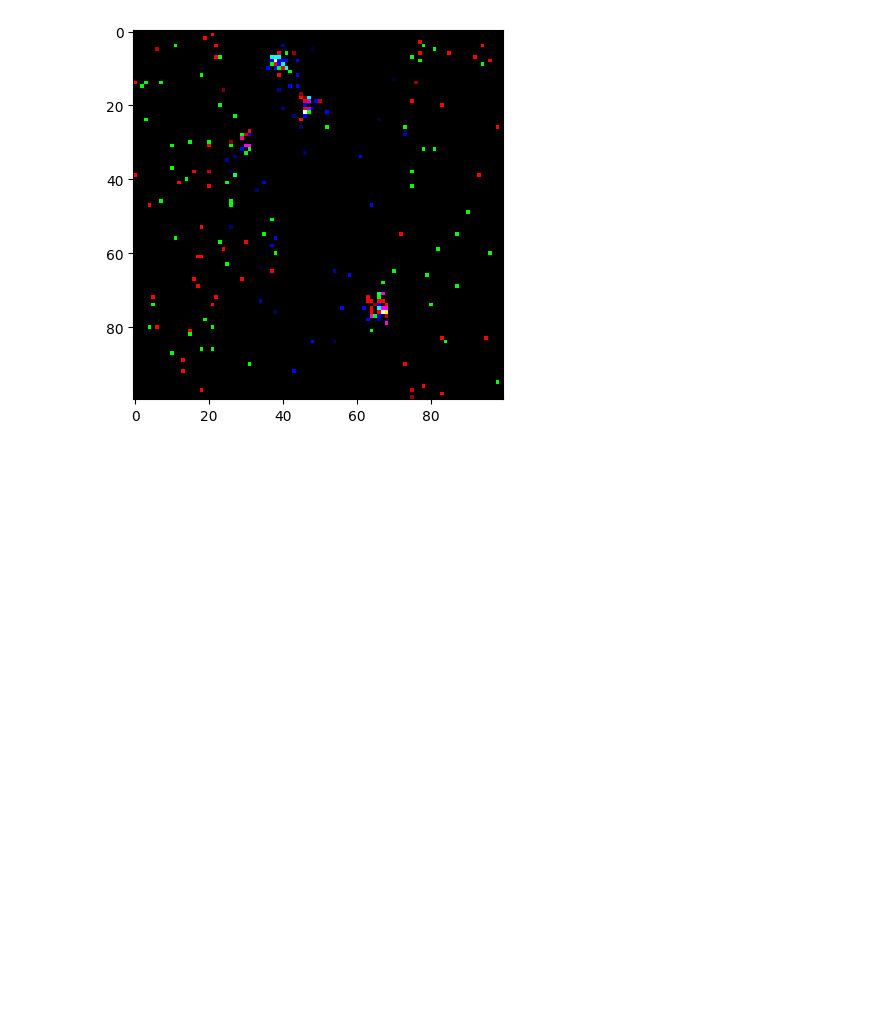
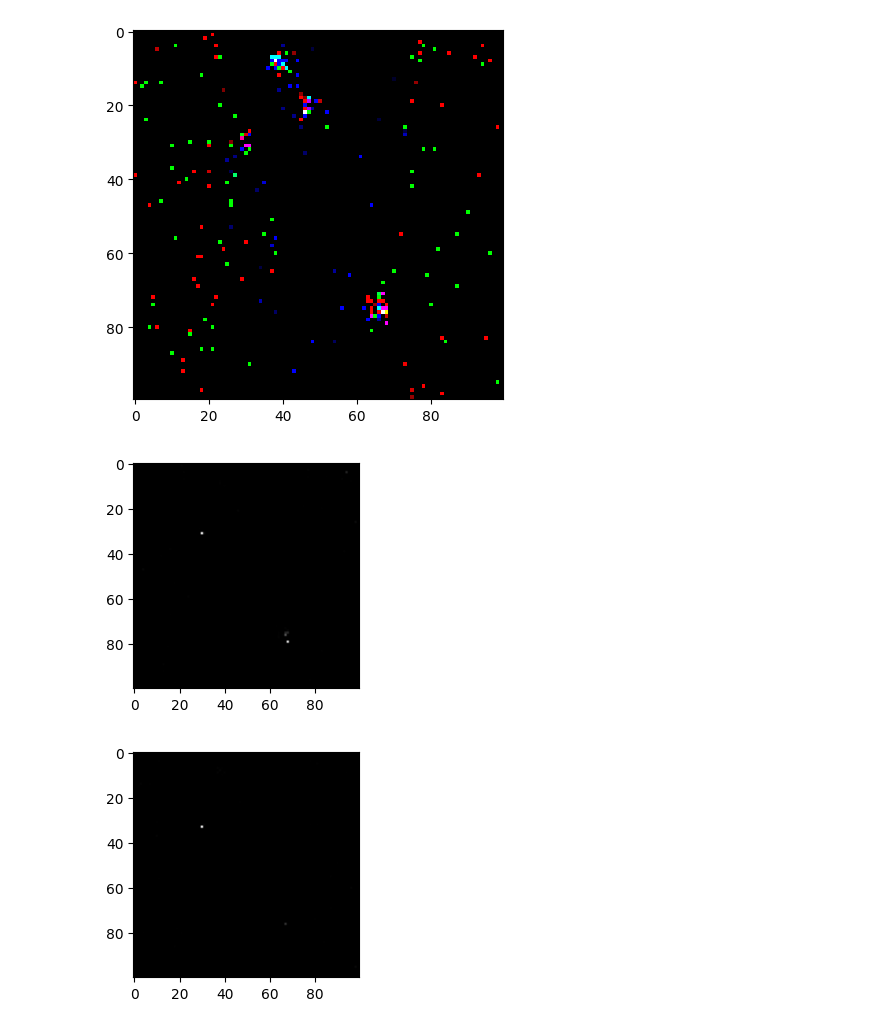
Before and after one commit to 591291-hvl/Bachelor, a Jupyter notebook: Code/notebooks/testing.ipynb, the cells around one changed output. Saved outputs shown, nothing was run; the diff lists cells and outputs as text; code cells hidden in the pictures; blank space fills up the shorter version.

```diff
--- a/Code/notebooks/testing.ipynb
+++ b/Code/notebooks/testing.ipynb
@@ -41,3 +41,8 @@ standardPlot(bhArray[0])
 # %% [output]
 Clipping input data to the valid range for imshow with RGB data ([0..1] for floats or [0..255] for integers).
 [figure]
+# %%
+dualPlot(bhArray[0][:,:,0:1],bhArray[0][:,:,1:2])
+# %% [output]
+[figure, added]
+[figure, added]
```
Also changed, not shown: parts of 3 cells of this notebook, 2 other files.
